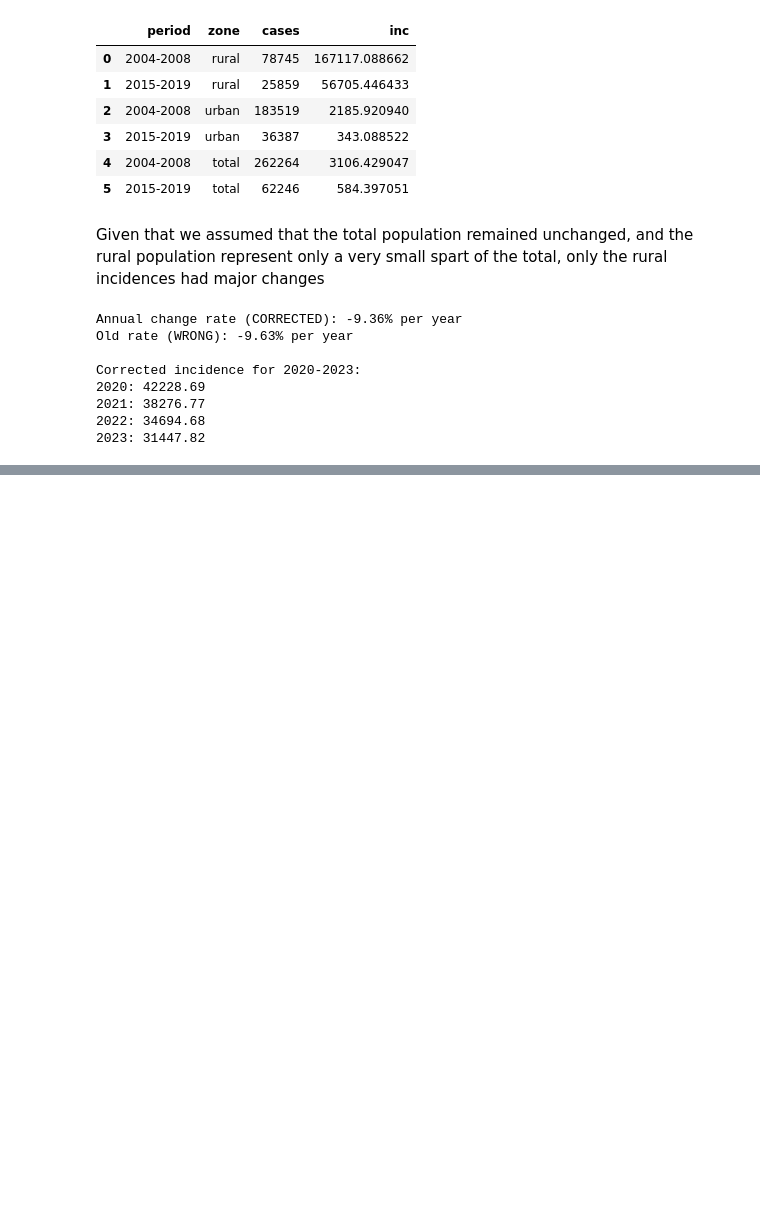
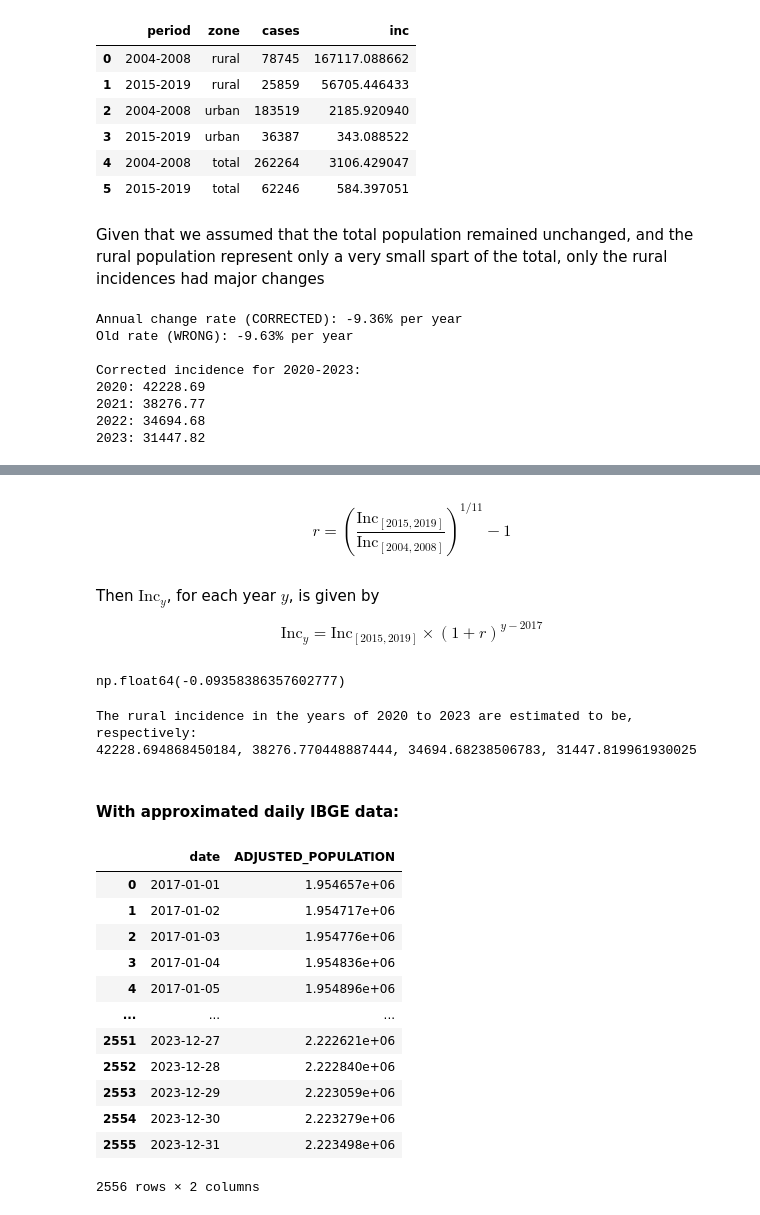
Before and after one commit to RaphaLevy/Study_on_malaria_dynamics_v2, a Jupyter notebook: data_files/notebooks/Manaus_Population_Correction.ipynb, the cells around one changed output, grey strips where cells are left out. Saved outputs shown, nothing was run; the diff lists cells and outputs as text; code cells hidden in the pictures; blank space fills up the shorter version.

Commit message:
Code clean-up

```diff
--- a/data_files/notebooks/Manaus_Population_Correction.ipynb
+++ b/data_files/notebooks/Manaus_Population_Correction.ipynb
@@ -327,0 +384,42 @@ Corrected incidence for 2020-2023:
+# %% [markdown]
+$$r=\left(\dfrac{\text{Inc}_{[2015,2019]}}{\text{Inc}_{[2004,2008]}}\right)^{1/11}-1$$
+# %% [markdown]
+Then $\text{Inc}_y$, for each year $y$, is given by
+
+$$\text{Inc}_y=\text{Inc}_{[2015,2019]}\times(1+r)^{y-2017} $$
+# %%
+r = (rural_inc_15_19/rural_inc_04_08)**(1/11) -1
+r
+# %% [output]
+np.float64(-0.09358386357602777)
+# %%
+rural_inc_20 = rural_inc_15_19*(1+r)**(2020-2017)
+rural_inc_21 = rural_inc_15_19*(1+r)**(2021-2017)
+rural_inc_22 = rural_inc_15_19*(1+r)**(2022-2017)
+rural_inc_23 = rural_inc_15_19*(1+r)**(2023-2017)
+
+print(f'The rural incidence in the years of 2020 to 2023 are estimated to be, respectively: \n{rural_inc_20}, {rural_inc_21}, {rural_inc_22}, {rural_inc_23}')
+# %% [output]
+The rural incidence in the years of 2020 to 2023 are estimated to be, respectively:
+42228.694868450184, 38276.770448887444, 34694.68238506783, 31447.819961930025
+# %% [markdown]
+#### With approximated daily IBGE data:
+# %%
+pop_data_clean = pop_data.copy()
+pop_data_clean.drop(columns=['index', 'ADJUSTED_RURAL_POP'])
+pop_data_clean = pop_data_clean[['date', 'ADJUSTED_POPULATION']]
+pop_data_clean
+# %% [output]
+|  | date | ADJUSTED_POPULATION |
+| 0 | 2017-01-01 | 1.954657e+06 |
+| 1 | 2017-01-02 | 1.954717e+06 |
+| 2 | 2017-01-03 | 1.954776e+06 |
+| 3 | 2017-01-04 | 1.954836e+06 |
+| 4 | 2017-01-05 | 1.954896e+06 |
+| ... | ... | ... |
+| 2551 | 2023-12-27 | 2.222621e+06 |
+| 2552 | 2023-12-28 | 2.222840e+06 |
+| 2553 | 2023-12-29 | 2.223059e+06 |
+| 2554 | 2023-12-30 | 2.223279e+06 |
+| 2555 | 2023-12-31 | 2.223498e+06 |
+2556 rows × 2 columns
```
Also changed, not shown: parts of 4 cells of this notebook.
